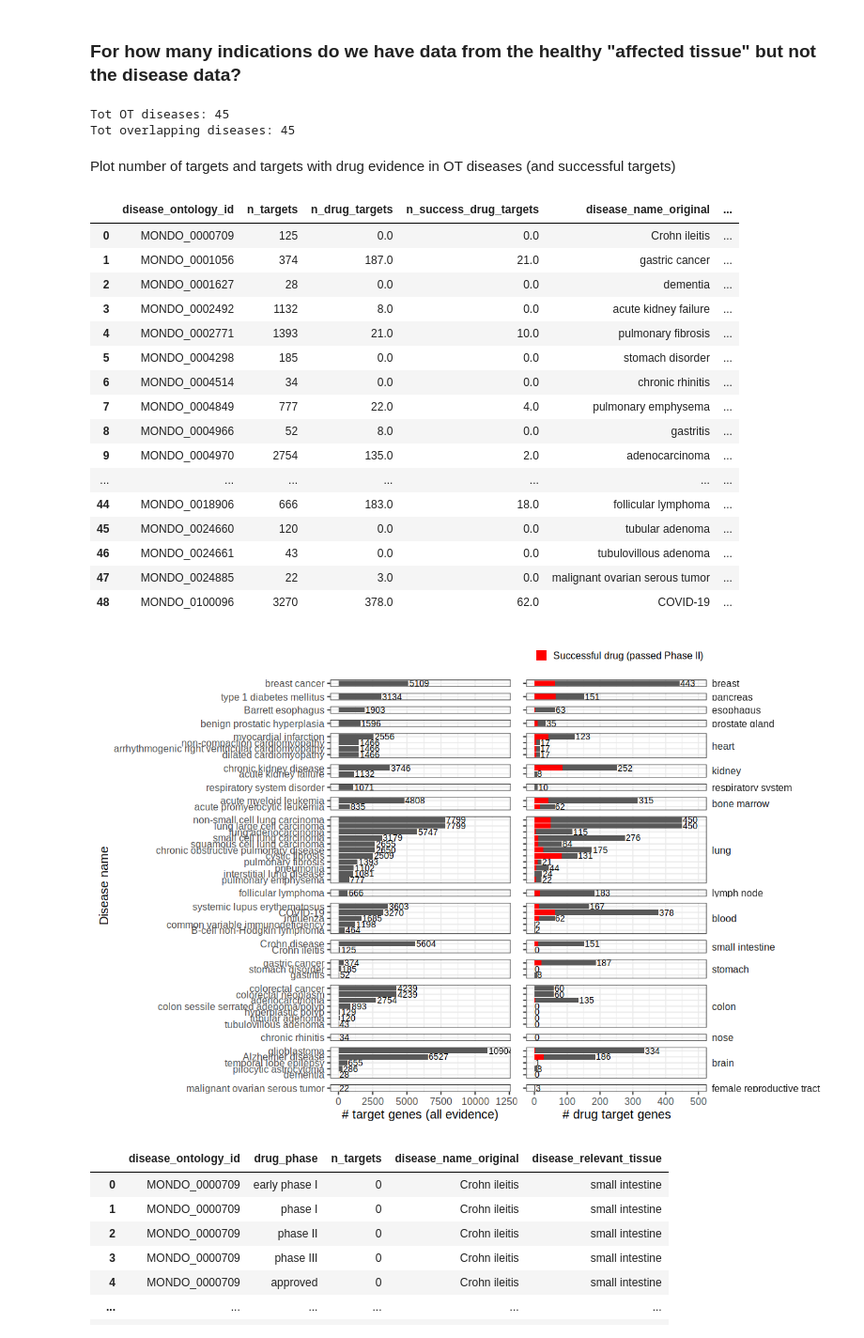
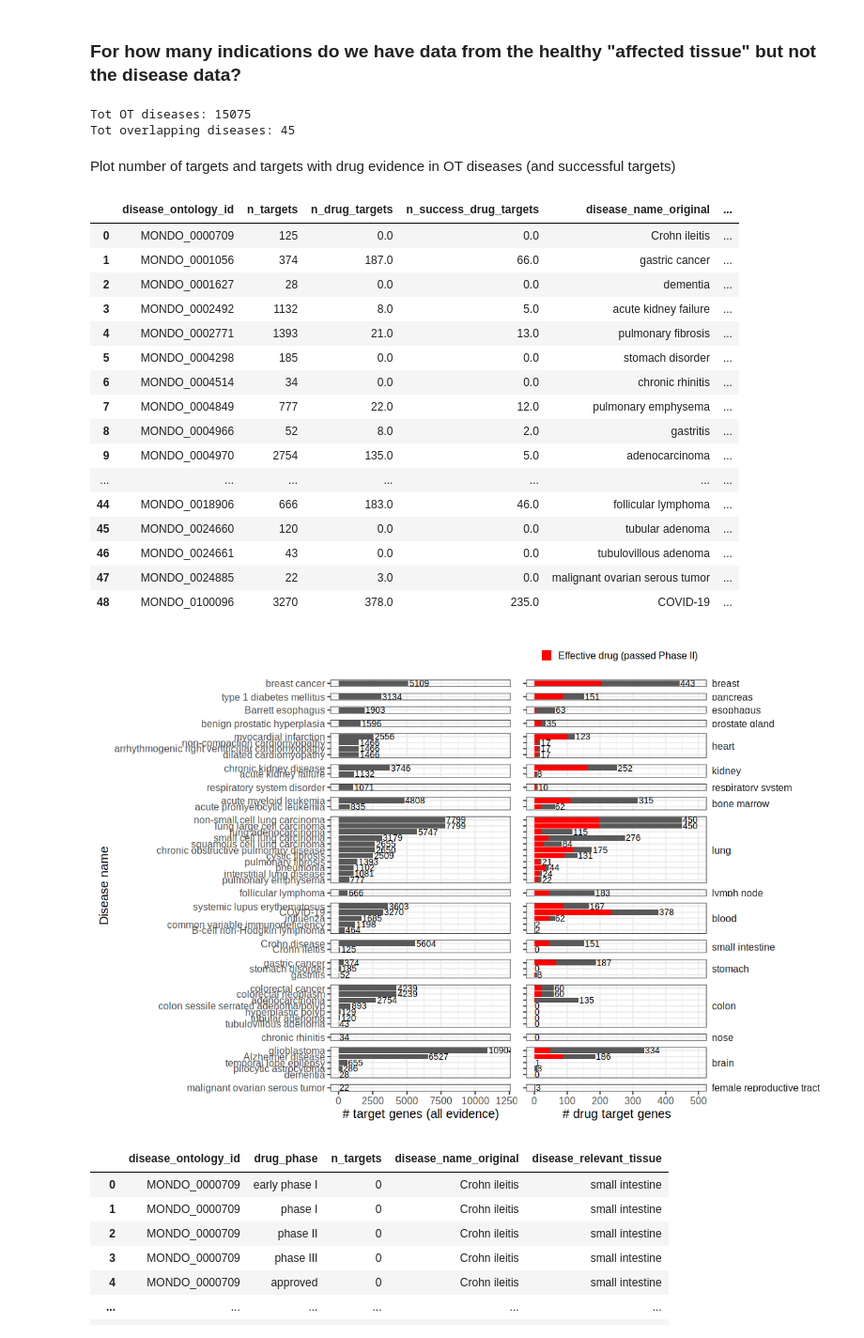
Before and after one commit to emdann/sc_target_evidence, a Jupyter notebook: OT_scDisease_overlap.ipynb, the cells around one changed output. Shown at 94% size. Cells and saved outputs as stored; diff of their text form; code cells hidden in the pictures.

```diff
--- a/OT_scDisease_overlap.ipynb
+++ b/OT_scDisease_overlap.ipynb
@@ -386,26 +386,26 @@ Name: disease_ontology_id, dtype: int64
 # %%
 ## Filter OT table to diseases in cxg
 cxg_diseases = pd.Series(cxg_hsapiens['disease_ontology_id'].unique())
-n_ot_diseases = ot_table.cxg_matched_id.nunique()
-n_overlapping_diseases = ot_table.cxg_matched_id[ot_table.cxg_matched_id.isin(cxg_diseases)].nunique()
+n_ot_diseases = ot_table.disease_ontology_id.nunique()
+n_overlapping_diseases = ot_table.disease_ontology_id[ot_table.disease_ontology_id.isin(cxg_diseases)].nunique()
 
 print(f"Tot OT diseases: {n_ot_diseases}")
 print(f"Tot overlapping diseases: {n_overlapping_diseases}")
-
-ot_table = ot_table[ot_table.cxg_matched_id.isin(cxg_diseases)].copy()
 # %% [output]
-Tot OT diseases: 45
+Tot OT diseases: 15075
 Tot overlapping diseases: 45
 # %% [markdown]
 Plot number of targets and targets with drug evidence in OT diseases (and successful targets)
+# %%
+ot_table = ot_table[ot_table.disease_ontology_id.isin(cxg_diseases)].copy()
 # %%
-n_targets = ot_table.groupby('cxg_matched_id').size().reset_index()
+n_targets = ot_table.groupby('disease_ontology_id').size().reset_index()
 n_targets.columns = ['disease_ontology_id', 'n_targets']
 
-n_targets_drug = ot_table[ot_table['known_drug'] > 0].groupby('cxg_matched_id').size().reset_index()
+n_targets_drug = ot_table[ot_table['known_drug'] > 0].groupby('disease_ontology_id').size().reset_index()
 n_targets_drug.columns = ['disease_ontology_id', 'n_drug_targets']
 
-n_targets_drug_success = ot_table[ot_table['known_drug'] >= 0.7].groupby('cxg_matched_id').size().reset_index()
+n_targets_drug_success = ot_table[ot_table['is_effective'] == 1].groupby('disease_ontology_id').size().reset_index()
 n_targets_drug_success.columns = ['disease_ontology_id', 'n_success_drug_targets']
 
 n_targets_df = pd.merge(n_targets, n_targets_drug, how='left')
@@ -417,21 +417,25 @@ n_targets_df
 # %% [output]
 |  | disease_ontology_id | n_targets | n_drug_targets | n_success_drug_targets | disease_name_original | ... |
 | 0 | MONDO_0000709 | 125 | 0.0 | 0.0 | Crohn ileitis | ... |
-| 1 | MONDO_0001056 | 374 | 187.0 | 21.0 | gastric cancer | ... |
+| 1 | MONDO_0001056 | 374 | 187.0 | 66.0 | gastric cancer | ... |
 | 2 | MONDO_0001627 | 28 | 0.0 | 0.0 | dementia | ... |
-| 3 | MONDO_0002492 | 1132 | 8.0 | 0.0 | acute kidney failure | ... |
-| 4 | MONDO_0002771 | 1393 | 21.0 | 10.0 | pulmonary fibrosis | ... |
+| 3 | MONDO_0002492 | 1132 | 8.0 | 5.0 | acute kidney failure | ... |
+| 4 | MONDO_0002771 | 1393 | 21.0 | 13.0 | pulmonary fibrosis | ... |
 | 5 | MONDO_0004298 | 185 | 0.0 | 0.0 | stomach disorder | ... |
 | 6 | MONDO_0004514 | 34 | 0.0 | 0.0 | chronic rhinitis | ... |
-| 7 | MONDO_0004849 | 777 | 22.0 | 4.0 | pulmonary emphysema | ... |
-| 8 | MONDO_0004966 | 52 | 8.0 | 0.0 | gastritis | ... |
-| 9 | MONDO_0004970 | 2754 | 135.0 | 2.0 | adenocarcinoma | ... |
+| 7 | MONDO_0004849 | 777 | 22.0 | 12.0 | pulmonary emphysema | ... |
+| 8 | MONDO_0004966 | 52 | 8.0 | 2.0 | gastritis | ... |
+| 9 | MONDO_0004970 | 2754 | 135.0 | 5.0 | adenocarcinoma | ... |
 | ... | ... | ... | ... | ... | ... | ... |
-| 44 | MONDO_0018906 | 666 | 183.0 | 18.0 | follicular lymphoma | ... |
+| 44 | MONDO_0018906 | 666 | 183.0 | 46.0 | follicular lymphoma | ... |
 | 45 | MONDO_0024660 | 120 | 0.0 | 0.0 | tubular adenoma | ... |
 | 46 | MONDO_0024661 | 43 | 0.0 | 0.0 | tubulovillous adenoma | ... |
 | 47 | MONDO_0024885 | 22 | 3.0 | 0.0 | malignant ovarian serous tumor | ... |
-| 48 | MONDO_0100096 | 3270 | 378.0 | 62.0 | COVID-19 | ... |
+| 48 | MONDO_0100096 | 3270 | 378.0 | 235.0 | COVID-19 | ... |
+# %%
+n_targets_df = n_targets_df.convert_dtypes()
+# %%
+n_targets_df['n_targets'] = n_targets_df['n_targets'].astype('float')
 # %%
 %%R -i n_targets_df -w 1200 -h 800
 
@@ -444,32 +448,32 @@ mutate(
 
 pl1 <- pl_df %>%
     ggplot(aes(disease_name_original, n_targets)) +
     geom_col() +
     geom_text(aes(label=n_targets), size=5, hjust=-.05) +
     coord_flip() +
     theme_bw(base_size=20) +
     facet_grid(disease_relevant_tissue~., space='free', scales='free') +
     theme(strip.text.y = element_blank(), strip.background=element_blank()) +
     xlab("Disease name") + ylab("# target genes (all evidence)") +
     ylim(0,12000)
 
 pl2 <- pl_df %>%
     ggplot(aes(disease_name_original, n_drug_targets)) +
     geom_col() +
     geom_text(aes(label=n_drug_targets), size=5, hjust=-.05) +
-    geom_col(aes(y=n_success_drug_targets, fill='Successful drug (passed Phase II)')) +
+    geom_col(aes(y=n_success_drug_targets, fill='Effective drug (passed Phase II)')) +
     scale_fill_manual(values='red', name='') +
     coord_flip() +
     theme_bw(base_size=20) +
     ylab("# drug target genes") +
         ylim(0,500) +
     facet_grid(disease_relevant_tissue~., space='free', scales='free') +
     theme(axis.text.y = element_blank(), axis.title.y = element_blank(), legend.position='top',
           strip.background=element_blank(), strip.text.y = element_text(angle=0, hjust=0))
 
 
 (pl1 + pl2) +
 ggsave('/home/jovyan/mount/gdrive/sc_targetID/plots/OT_evidence_barplot.png', width=15, height=12) +
 ggsave('/home/jovyan/mount/gdrive/sc_targetID/plots/OT_evidence_barplot.pdf', width=15, height=12)
 # %% [output]
-[figure, old version]
+[figure, new version]
```
Also changed, not shown: parts of 7 cells of this notebook, 14 other files.
